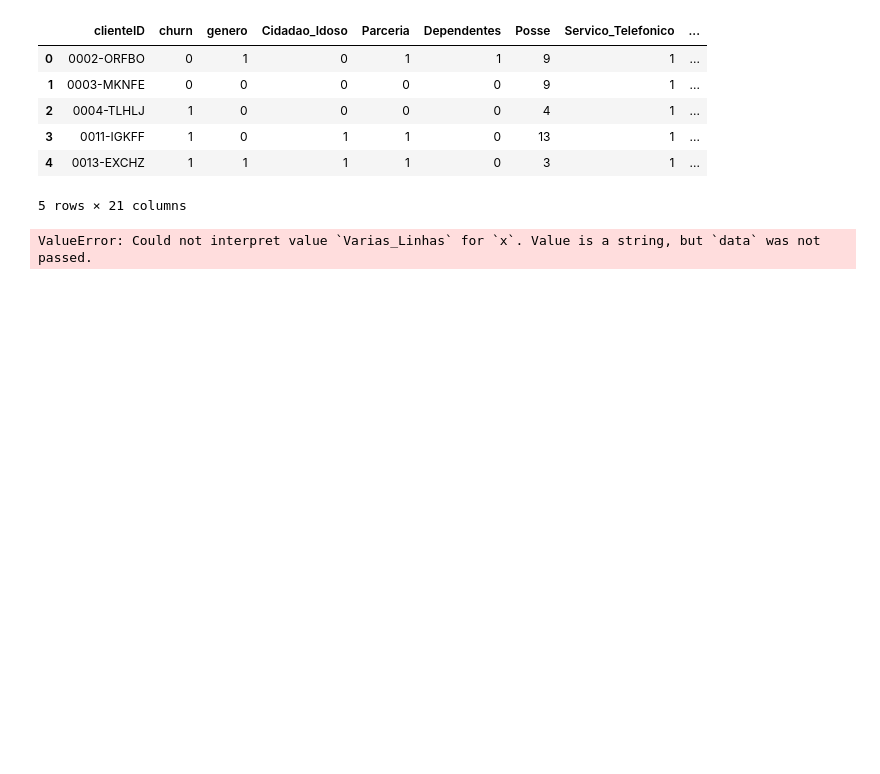
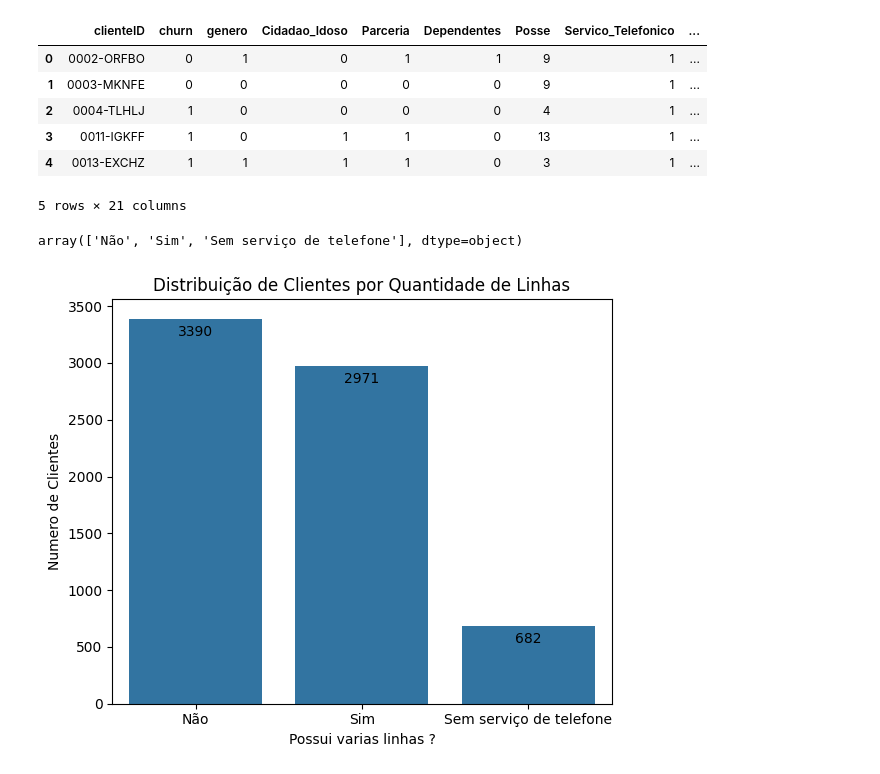
Before and after one commit to JvNeo/Data-Science, a Jupyter notebook: Alura_Challenge_Data_Science.ipynb, the cells around one changed output. Drawn from its saved outputs; the diff is of its cells as text; code cells hidden in the pictures; blank space fills up the shorter version.

```diff
--- a/Alura_Challenge_Data_Science.ipynb
+++ b/Alura_Challenge_Data_Science.ipynb
@@ -488,7 +491,3 @@ dados2.head()
 | 3 | 0011-IGKFF | 1 | 0 | 1 | 1 | 0 | 13 | 1 | ... |
 | 4 | 0013-EXCHZ | 1 | 1 | 1 | 1 | 0 | 3 | 1 | ... |
 5 rows × 21 columns
-# %%
-ax = sns.countplot(dados=dados2, x='Varias_Linhas', titulo='Cliente por quantiade de linhas', label_x='Varias_Linhas')
-# %% [output]
-ValueError: Could not interpret value `Varias_Linhas` for `x`. Value is a string, but `data` was not passed.
@@ -504,0 +494,18 @@ plot_countplot(dados=dados,
+# %%
+dados2['Varias_Linhas'].unique()
+# %% [output]
+array(['Não', 'Sim', 'Sem serviço de telefone'], dtype=object)
+# %%
+plt.figure(figsize=(6, 5))
+ax = sns.countplot(data=dados2, x='Varias_Linhas')
+for p in ax.patches:
+    altura = p.get_height()
+    ax.text(p.get_x() + p.get_width() / 2., altura - 150,
+            f'{int(altura)}', ha='center', fontsize=10)
+plt.title('Distribuição de Clientes por Quantidade de Linhas')
+plt.xlabel('Possui varias linhas ?')
+plt.ylabel('Numero de Clientes')
+plt.tight_layout()
+plt.show()
+# %% [output]
+[figure, added]
```
Also changed, not shown: parts of 8 cells of this notebook.
